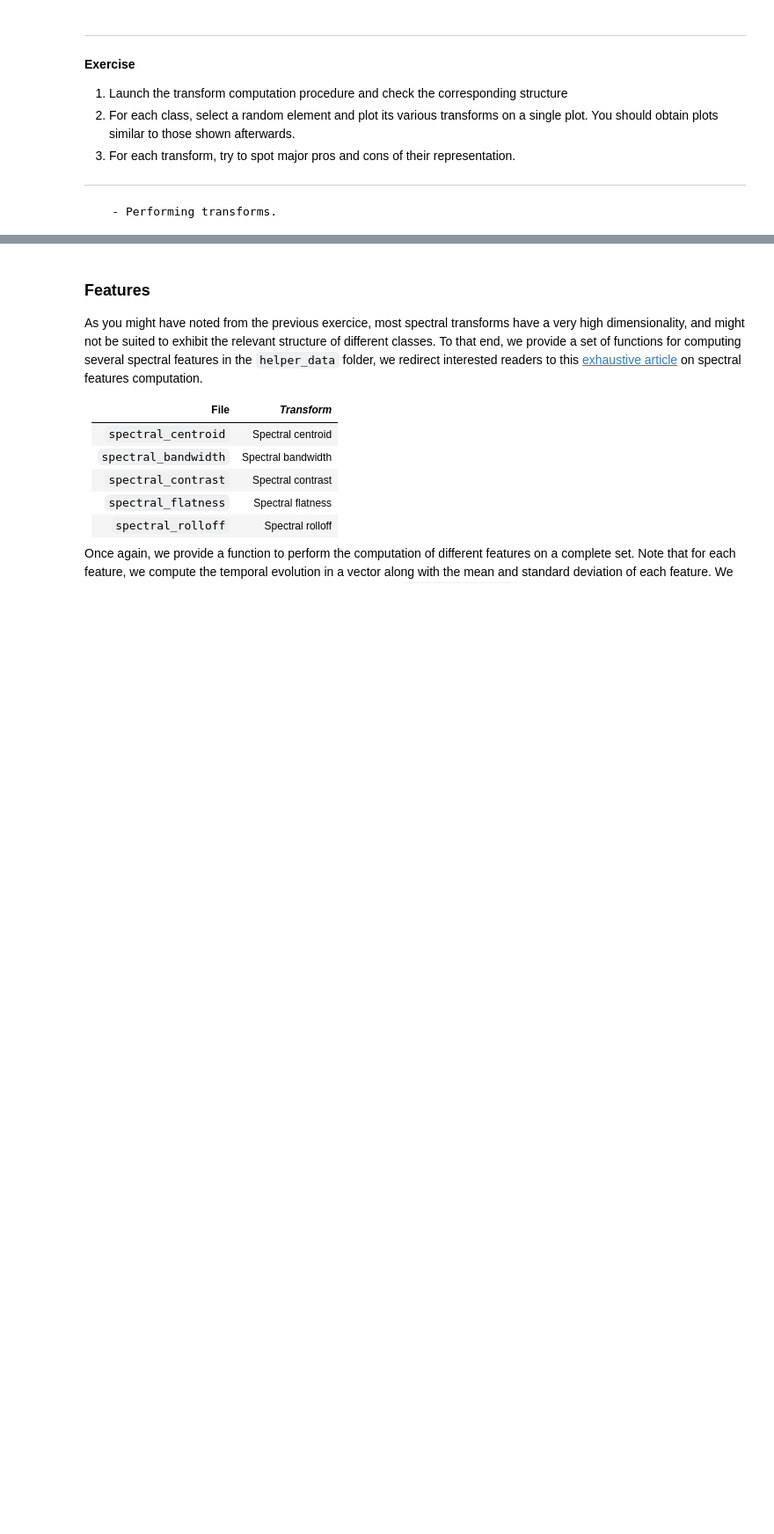
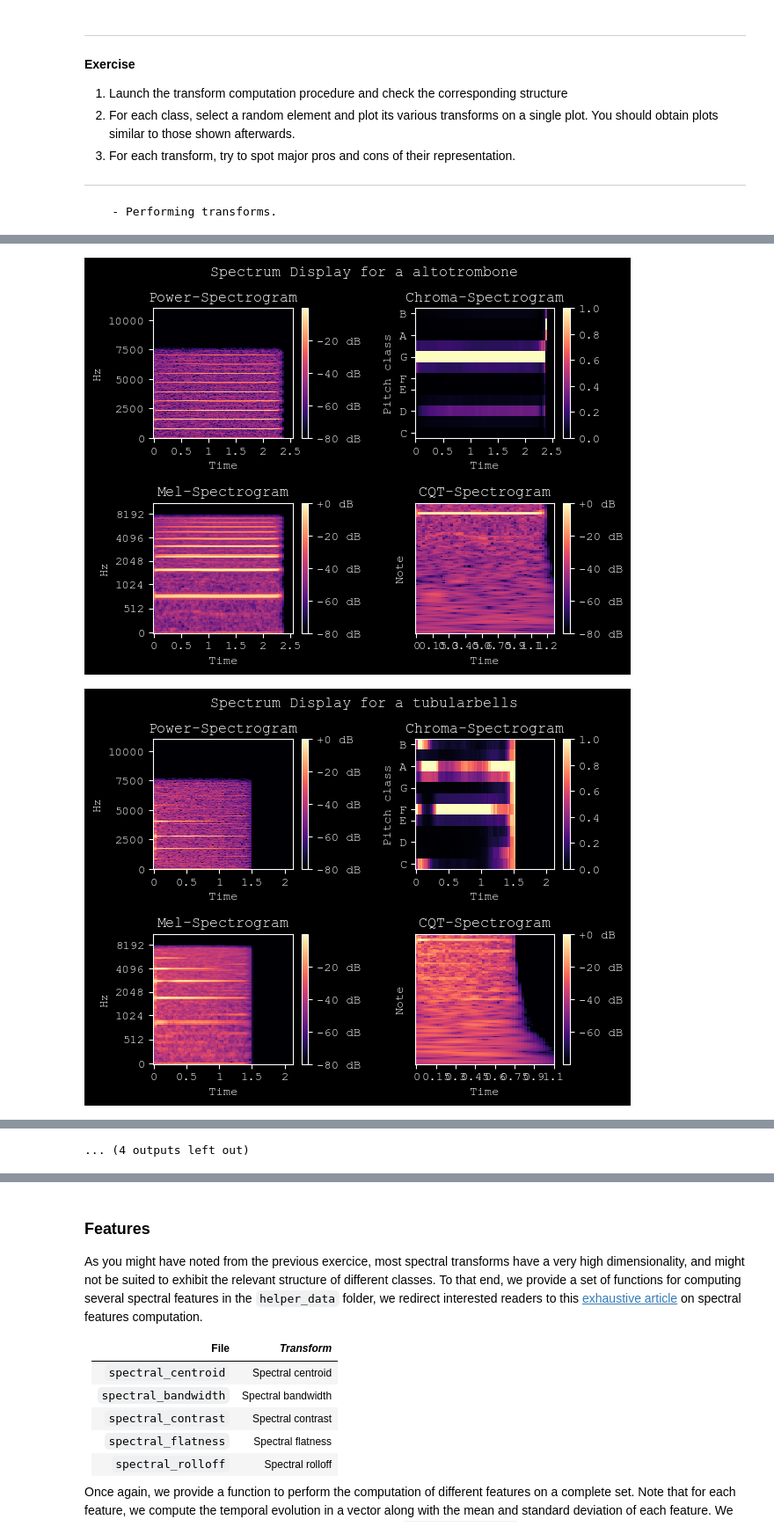
Before and after one commit to PierreChouteau/atiam_ml, a Jupyter notebook: 01a_machine_learning.ipynb, the cells around one changed output, grey strips where cells are left out. Shown at 88% size. Cells and saved outputs as stored; diff of their text form; code cells hidden in the pictures; blank space fills up the shorter version.

Commit message:
Clean up of the different plots and comments

```diff
--- a/01a_machine_learning.ipynb
+++ b/01a_machine_learning.ipynb
@@ -366,7 +366,7 @@ def plot_spectrum(file_indx):
     ax[0, 1].set(title='Chroma-Spectrogram')
     fig.colorbar(img2, ax=ax[0, 1])
 
-    ## Problème de sampling rate ici je pense
+    # cqt_db = data_struct["spectrum_CQT"][file_indx]
     cqt_db = librosa.amplitude_to_db(data_struct["spectrum_CQT"][file_indx], ref=np.max)
     img3 = librosa.display.specshow(cqt_db, y_axis='cqt_note', x_axis='time', sr=sr, ax=ax[1, 1])
     ax[1, 1].set(title='CQT-Spectrogram')
@@ -374,4 +374,4 @@ def plot_spectrum(file_indx):
     fig.colorbar(img3, ax=ax[1, 1], format="%+2.0f dB")
 
     fig.suptitle('Spectrum Display for a ' + data_struct["class_names"][data_struct['classes'][file_indx]])
-    return None
+    return 0
@@ -395,0 +378,7 @@ plot_spectrum(175) # speech female
+# %%
+for i in range(len(data_struct['class_names'])):
+    file_index = np.random.choice(np.where(data_struct['classes']==i)[0])
+    plot_spectrum(file_index)
+# %% [output]
+[figure, added]
+[figure, added]
@@ -396,3 +395,4 @@ plot_spectrum(175) # speech female
+... (4 outputs left out)
 # %% [markdown]
 ***
 All these different representations of the audio have their own advantages and disadvantages, as well as their applications in the audio field.
```
Also changed, not shown: parts of 16 cells of this notebook, 2 other files.
